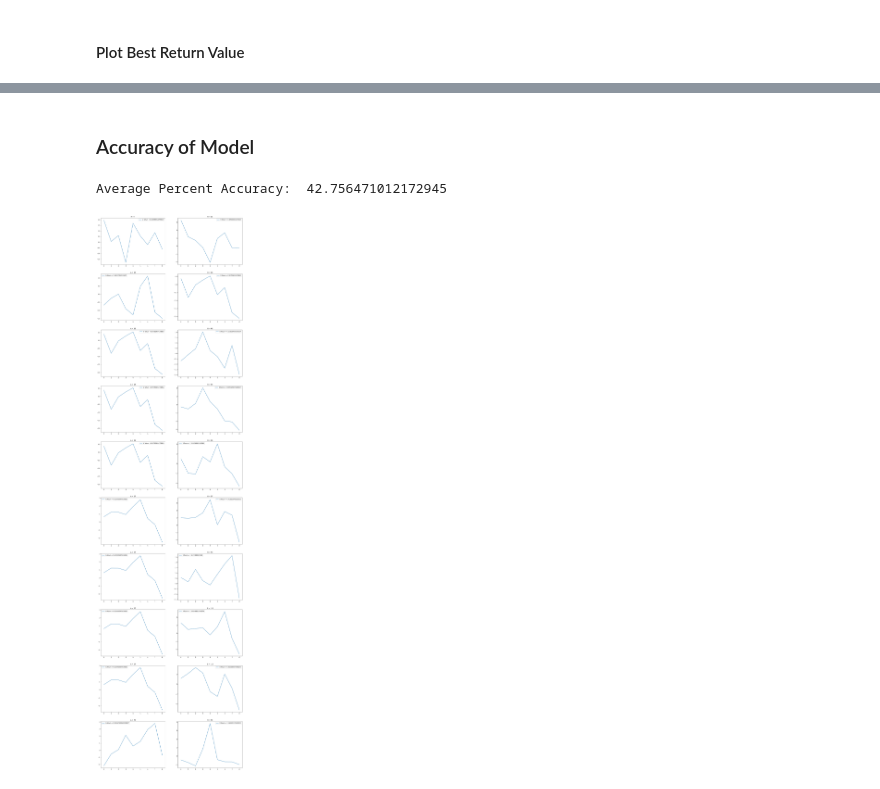
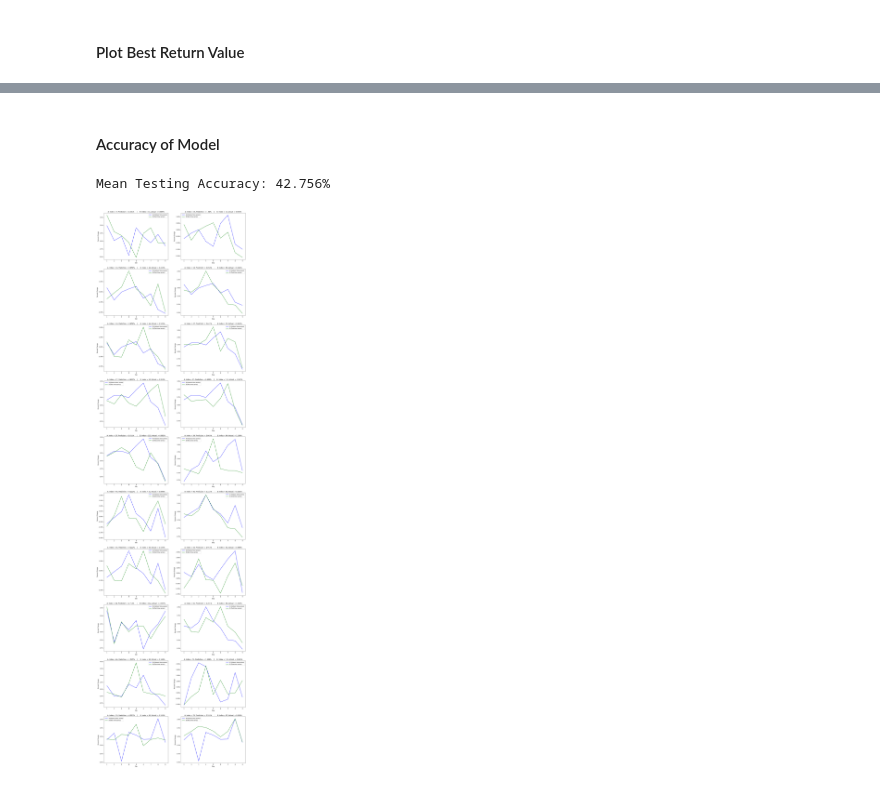
Before and after one commit to abdelrahim-hentabli/CS235Project, a Jupyter notebook: DynamicTimeWarping.ipynb, the cells around one changed output, grey strips where cells are left out. Saved outputs shown, nothing was run; the diff lists cells and outputs as text; code cells hidden in the pictures.

```diff
--- a/DynamicTimeWarping.ipynb
+++ b/DynamicTimeWarping.ipynb
@@ -155,25 +163,37 @@ returnList
 # %% [markdown]
-### Accuracy of Model
+#### Accuracy of Model
-# %%
-percentDiff = 0
-figure, axis = plt.subplots(10, 2,figsize=(20, 80))
-
-for i in range(len(returnList)):
-    if returnList[i][0] > returnList[i][1]:
-        percentDiff += abs(((returnList[i][0]-returnList[i][1])/ returnList[i][0]*100.0)-100)
-    else:
-        percentDiff += abs(((returnList[i][1]-returnList[i][0])/returnList[i][1]*100.0)-100)
-
-    # Print the first 10 Distance Pairs
-    if i < 10:
-        axis[i][0].set_title('A = {}'.format(int(returnList[i][2])))
-        axis[i][0].plot(np.arange(numDays-1), timeSeries[int(returnList[i][2])][0])
-        axis[i][0].legend(['A Return = {}'.format(returnList[i][1])])
-        axis[i][1].set_title('B = {}'.format(int(returnList[i][3])))
-        axis[i][1].plot(np.arange(numDays-1), timeSeries[int(returnList[i][3])][0])
-        axis[i][1].legend(['B Return = {}'.format(returnList[i][0])])
-
-print('Average Percent Accuracy: ', percentDiff/len(returnList))
-# %% [output]
-Average Percent Accuracy:  42.756471012172945
-[figure, removed]
+# %%
+numGraphs = 20
+figWidth = 20
+percentDiffSum = 0
+returnListSize = len(returnList)
+figure, axis = plt.subplots(int(numGraphs / 2), 2, figsize=(figWidth, numGraphs * 4))
+
+for i in range(returnListSize):
+    returnA, returnB = returnList[i][0], returnList[i][1]
+    indexA, indexB = int(returnList[i][2]), int(returnList[i][3])
+
+    if returnB > returnA:
+        percentDiffSum += abs(((returnB - returnA) / returnB * 100.0) - 100)
+    else:
+        percentDiffSum += abs(((returnA - returnB) / returnA * 100.0) - 100)
+
+    # Print the first 20 Distance Pairs
+    if i < numGraphs:
+        j, k, = int(i / 2), (i % 2)
+        titleStr = 'A: Index = {}, Prediction: = {}%     '.format(indexA, round(returnA, 3))
+        titleStr += '|     B: Index = {}, Actual: = {}%'.format(indexB, round(returnB, 3))
+        axis[j][k].set_title(titleStr)
+        axis[j][k].plot(np.arange(1, numDays), timeSeries[indexA][0], color='blue')
+        axis[j][k].plot(np.arange(1, numDays), timeSeries[indexB][0], color='green')
+
+        axis[j][k].set_xlabel('Day')
+        axis[j][k].set_ylabel('Percent Change')
+        axis[j][k].xaxis.set_major_locator(mtick.MaxNLocator(integer=True))
+        axis[j][k].yaxis.set_major_formatter(mtick.PercentFormatter())
+        axis[j][k].legend(['A (Historic time series)', 'B (Test time series)'])
+
+print('Mean Testing Accuracy: {}%'.format(round(percentDiffSum / returnListSize, 3)))
+# %% [output]
+Mean Testing Accuracy: 42.756%
+[figure, added]
```
Also changed, not shown: parts of 4 cells of this notebook.
